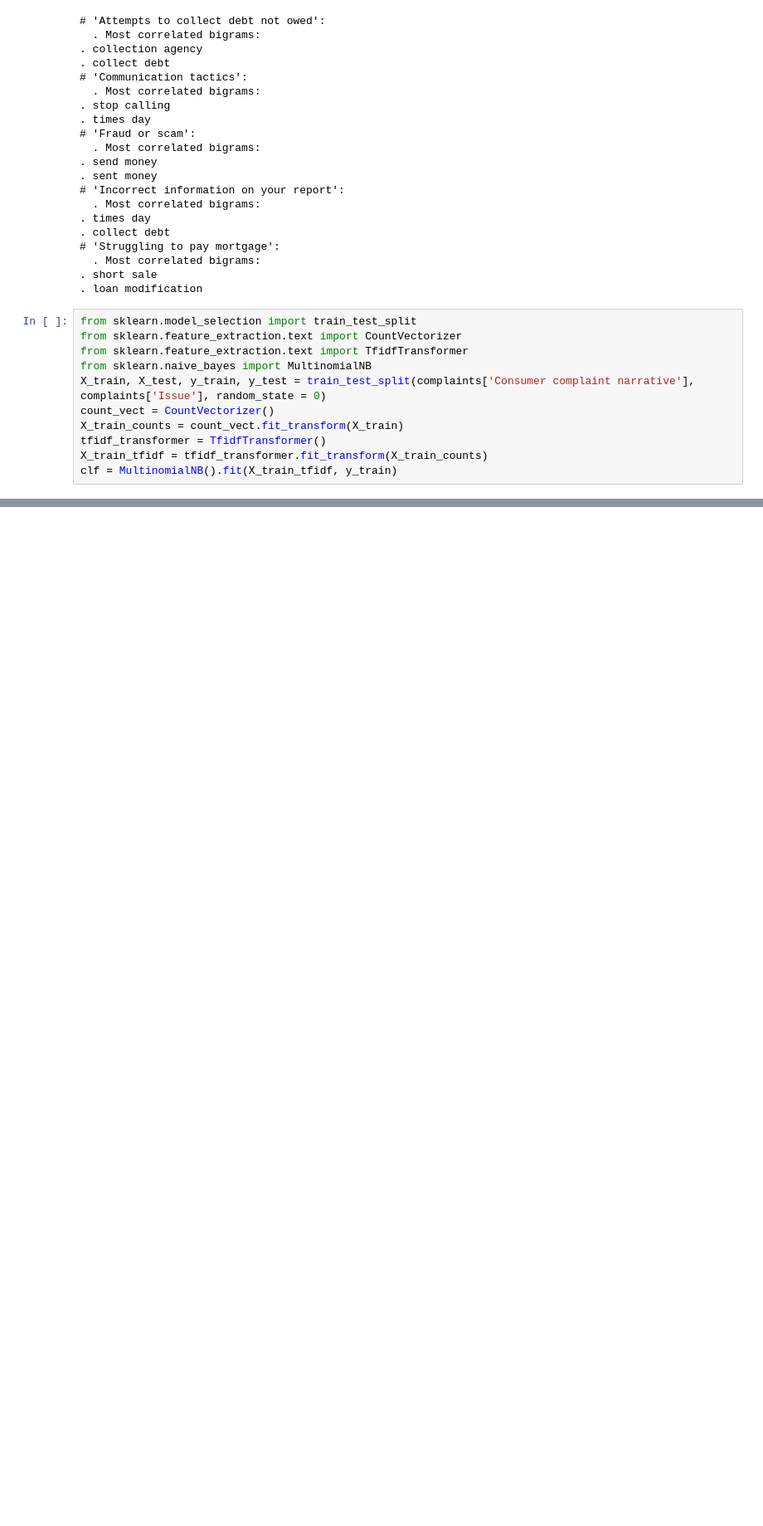
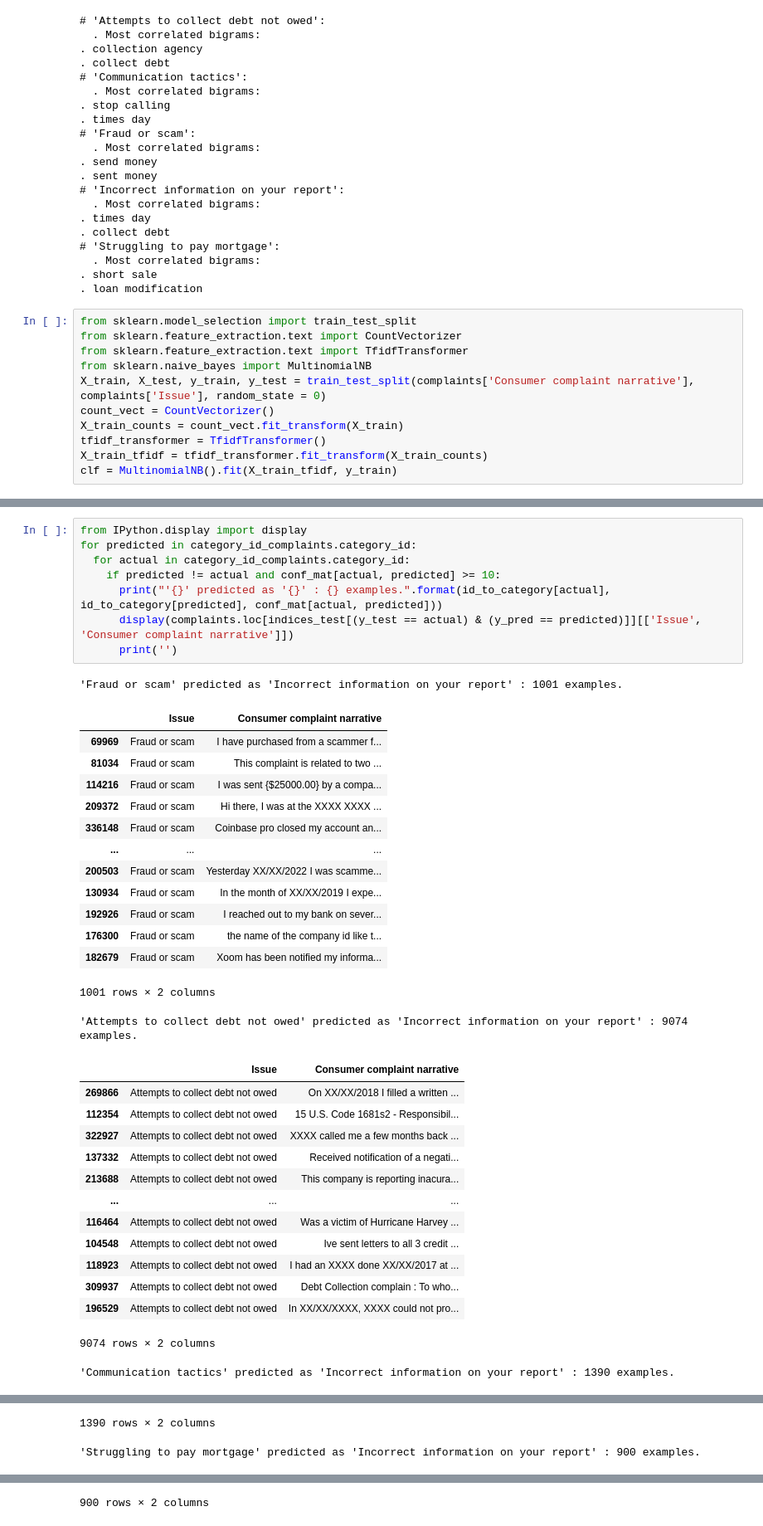
Before and after one commit to nss-data-science-cohort-6/cfpb_text_classification-gangsta-s-paradise, a Jupyter notebook: NLP Text Classification Project.ipynb, the cells around one changed output, grey strips where cells are left out. Shown at 83% size. Drawn from its saved outputs; the diff is of its cells as text; blank space fills up the shorter version.

```diff
--- a/NLP Text Classification Project.ipynb
+++ b/NLP Text Classification Project.ipynb
@@ -213,0 +297,38 @@ print(complaints['complaint_tokens'])
+# %%
+from IPython.display import display
+for predicted in category_id_complaints.category_id:
+  for actual in category_id_complaints.category_id:
+    if predicted != actual and conf_mat[actual, predicted] >= 10:
+      print("'{}' predicted as '{}' : {} examples.".format(id_to_category[actual], id_to_category[predicted], conf_mat[actual, predicted]))
+      display(complaints.loc[indices_test[(y_test == actual) & (y_pred == predicted)]][['Issue', 'Consumer complaint narrative']])
+      print('')
+# %% [output]
+'Fraud or scam' predicted as 'Incorrect information on your report' : 1001 examples.
+|  | Issue | Consumer complaint narrative |
+| 69969 | Fraud or scam | I have purchased from a scammer f... |
+| 81034 | Fraud or scam | This complaint is related to two ... |
+| 114216 | Fraud or scam | I was sent {$25000.00} by a compa... |
+| 209372 | Fraud or scam | Hi there, I was at the XXXX XXXX ... |
+| 336148 | Fraud or scam | Coinbase pro closed my account an... |
+| ... | ... | ... |
+| 200503 | Fraud or scam | Yesterday XX/XX/2022 I was scamme... |
+| 130934 | Fraud or scam | In the month of XX/XX/2019 I expe... |
+| 192926 | Fraud or scam | I reached out to my bank on sever... |
+| 176300 | Fraud or scam | the name of the company id like t... |
+| 182679 | Fraud or scam | Xoom has been notified my informa... |
+1001 rows × 2 columns
+'Attempts to collect debt not owed' predicted as 'Incorrect information on your report' : 9074 examples.
+|  | Issue | Consumer complaint narrative |
+| 269866 | Attempts to collect debt not owed | On XX/XX/2018 I filled a written ... |
+| 112354 | Attempts to collect debt not owed | 15 U.S. Code 1681s2 - Responsibil... |
+| 322927 | Attempts to collect debt not owed | XXXX called me a few months back ... |
+| 137332 | Attempts to collect debt not owed | Received notification of a negati... |
+| 213688 | Attempts to collect debt not owed | This company is reporting inacura... |
+| ... | ... | ... |
+| 116464 | Attempts to collect debt not owed | Was a victim of Hurricane Harvey ... |
+| 104548 | Attempts to collect debt not owed | Ive sent letters to all 3 credit ... |
+| 118923 | Attempts to collect debt not owed | I had an XXXX done XX/XX/2017 at ... |
+| 309937 | Attempts to collect debt not owed | Debt Collection complain : To who... |
+| 196529 | Attempts to collect debt not owed | In XX/XX/XXXX, XXXX could not pro... |
+9074 rows × 2 columns
+'Communication tactics' predicted as 'Incorrect information on your report' : 1390 examples.
@@ -213,0 +347,2 @@ print(complaints['complaint_tokens'])
+1390 rows × 2 columns
+'Struggling to pay mortgage' predicted as 'Incorrect information on your report' : 900 examples.
@@ -213,0 +361 @@ print(complaints['complaint_tokens'])
+900 rows × 2 columns
```
Also changed, not shown: parts of 13 cells of this notebook.
